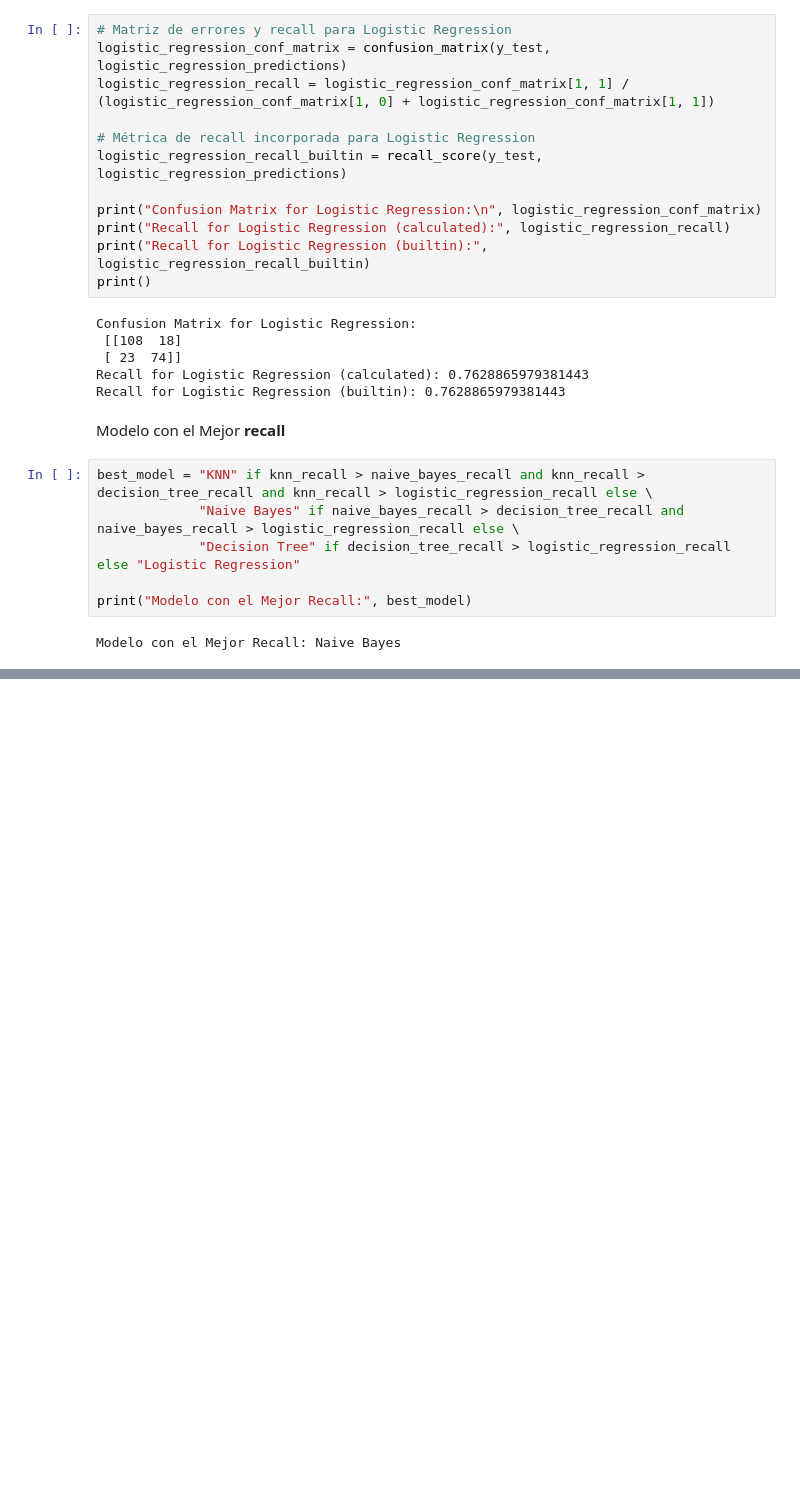
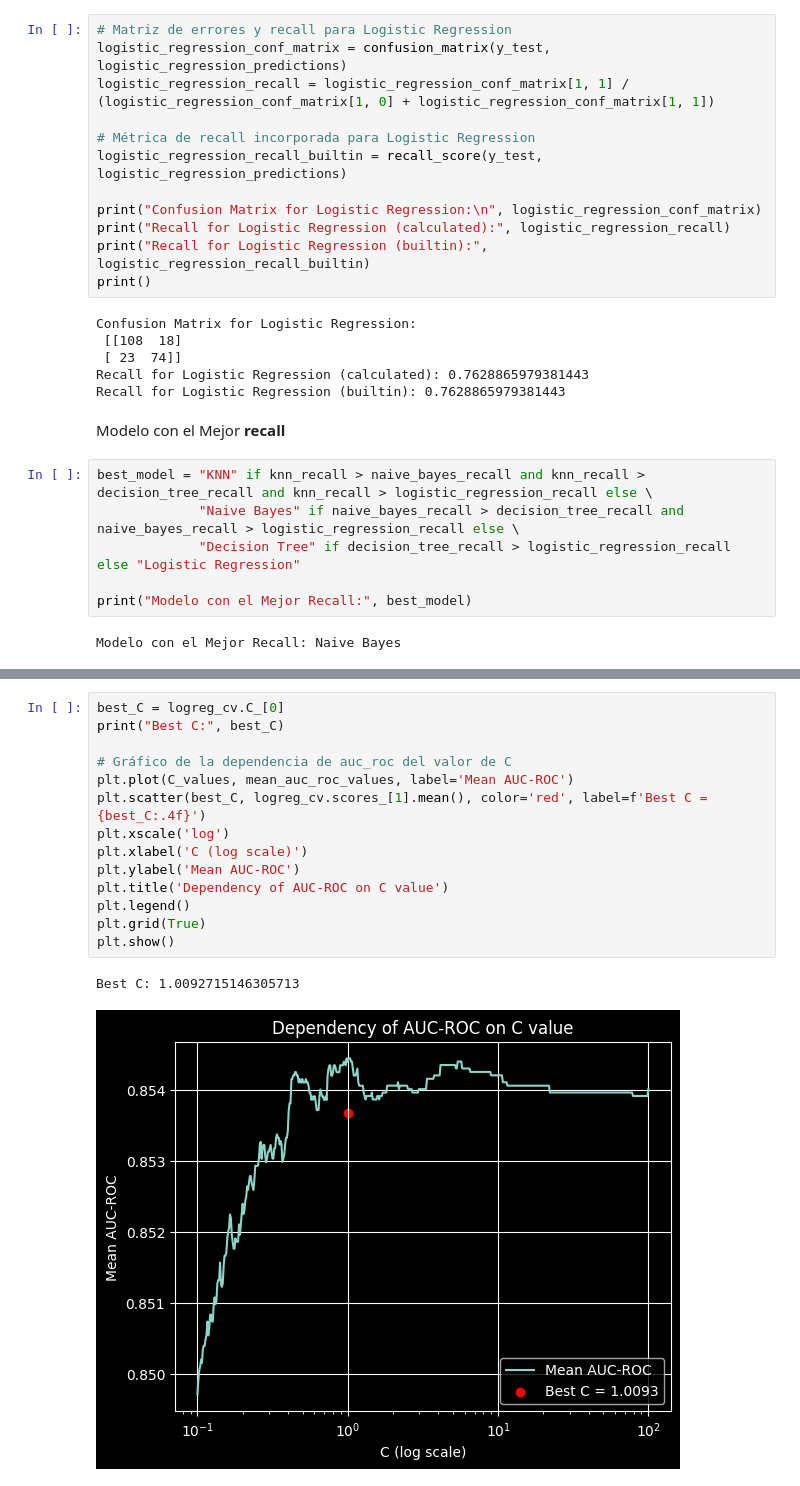
Before and after one commit to devaulyana/Data_training, a Jupyter notebook: skillbox/tareas de casa/métric_de_calidad_de_clasif_titanic.ipynb, the cells around one changed output, grey strips where cells are left out. Saved outputs shown, nothing was run; the diff lists cells and outputs as text; blank space fills up the shorter version.

```diff
--- a/skillbox/tareas de casa/métric_de_calidad_de_clasif_titanic.ipynb
+++ b/skillbox/tareas de casa/métric_de_calidad_de_clasif_titanic.ipynb
@@ -442,0 +578,17 @@ Modelo con el Mejor Recall: Naive Bayes
+# %%
+best_C = logreg_cv.C_[0]
+print("Best C:", best_C)
+
+# Gráfico de la dependencia de auc_roc del valor de C
+plt.plot(C_values, mean_auc_roc_values, label='Mean AUC-ROC')
+plt.scatter(best_C, logreg_cv.scores_[1].mean(), color='red', label=f'Best C = {best_C:.4f}')
+plt.xscale('log')
+plt.xlabel('C (log scale)')
+plt.ylabel('Mean AUC-ROC')
+plt.title('Dependency of AUC-ROC on C value')
+plt.legend()
+plt.grid(True)
+plt.show()
+# %% [output]
+Best C: 1.0092715146305713
+[figure, added]
```
Also changed, not shown: parts of 18 cells of this notebook, 1 other file.
